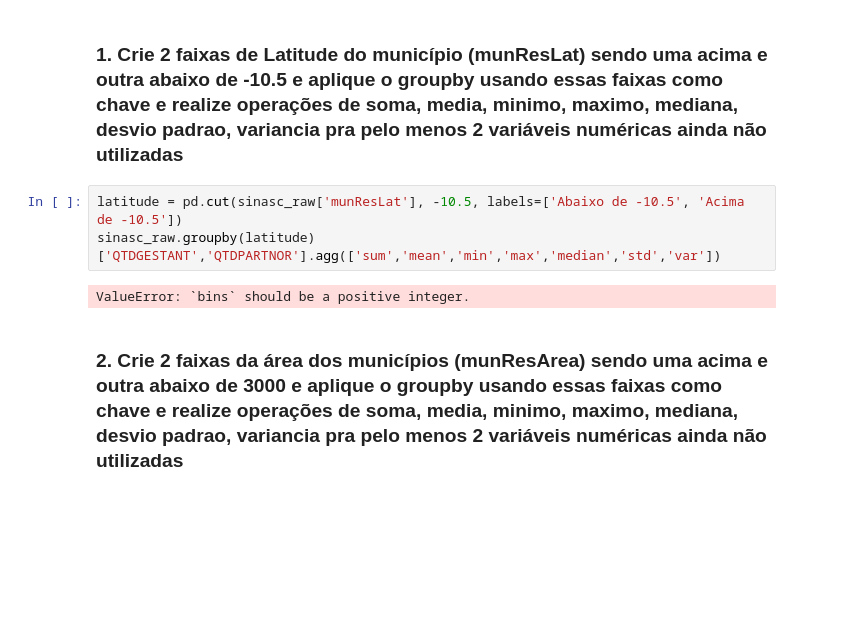
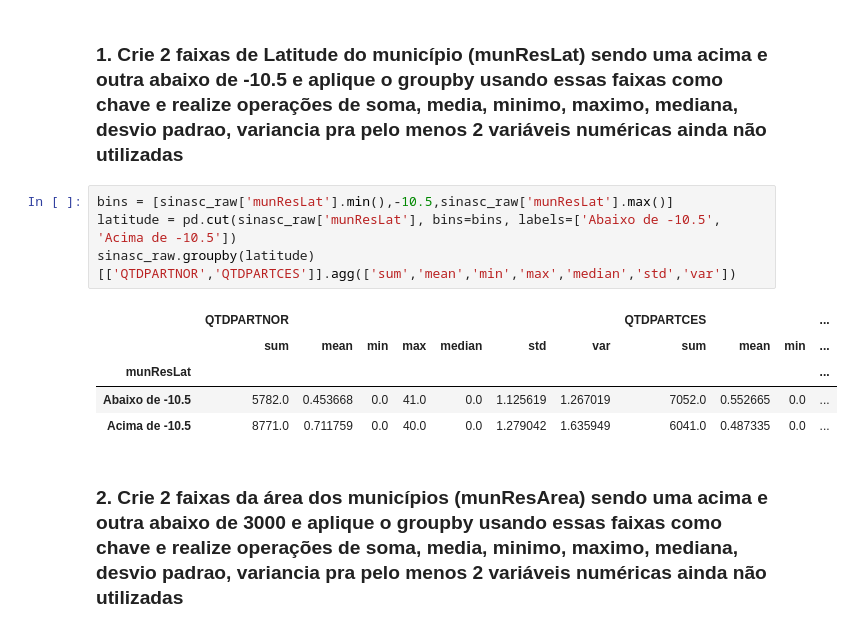
Before and after one commit to thomasgcosta/datascience-ebac, a Jupyter notebook: Tarefas/Mod9Tarefa2.ipynb, the cells around one changed output. Saved outputs shown, nothing was run; the diff lists cells and outputs as text; blank space fills up the shorter version.

```diff
--- a/Tarefas/Mod9Tarefa2.ipynb
+++ b/Tarefas/Mod9Tarefa2.ipynb
@@ -43,10 +43,15 @@ Index(['ORIGEM', 'CODESTAB', 'CODMUNNASC', 'LOCNASC', 'IDADEMAE', 'ESTCIVMAE',
 # %% [markdown]
 ### 1. Crie 2 faixas de Latitude do município (munResLat) sendo uma acima e outra abaixo de -10.5 e aplique o groupby usando essas faixas como chave e realize operações de soma, media, minimo, maximo, mediana, desvio padrao, variancia pra pelo menos 2 variáveis numéricas ainda não utilizadas
 # %%
-latitude = pd.cut(sinasc_raw['munResLat'], -10.5, labels=['Abaixo de -10.5', 'Acima de -10.5'])
-sinasc_raw.groupby(latitude)['QTDGESTANT','QTDPARTNOR'].agg(['sum','mean','min','max','median','std','var'])
+bins = [sinasc_raw['munResLat'].min(),-10.5,sinasc_raw['munResLat'].max()]
+latitude = pd.cut(sinasc_raw['munResLat'], bins=bins, labels=['Abaixo de -10.5', 'Acima de -10.5'])
+sinasc_raw.groupby(latitude)[['QTDPARTNOR','QTDPARTCES']].agg(['sum','mean','min','max','median','std','var'])
 # %% [output]
-ValueError: `bins` should be a positive integer.
+|  | QTDPARTNOR |  |  |  |  |  |  | QTDPARTCES |  |  | ... |
+|  | sum | mean | min | max | median | std | var | sum | mean | min | ... |
+| munResLat |  |  |  |  |  |  |  |  |  |  | ... |
+| Abaixo de -10.5 | 5782.0 | 0.453668 | 0.0 | 41.0 | 0.0 | 1.125619 | 1.267019 | 7052.0 | 0.552665 | 0.0 | ... |
+| Acima de -10.5 | 8771.0 | 0.711759 | 0.0 | 40.0 | 0.0 | 1.279042 | 1.635949 | 6041.0 | 0.487335 | 0.0 | ... |
 # %% [markdown]
 ### 2. Crie 2 faixas da área dos municípios (munResArea) sendo uma acima e outra abaixo de 3000 e aplique o groupby usando essas faixas como chave e realize operações de soma, media, minimo, maximo, mediana, desvio padrao, variancia pra pelo menos 2 variáveis numéricas ainda não utilizadas
 # %%
```
Also changed, not shown: parts of 6 cells of this notebook, 1 other file.
